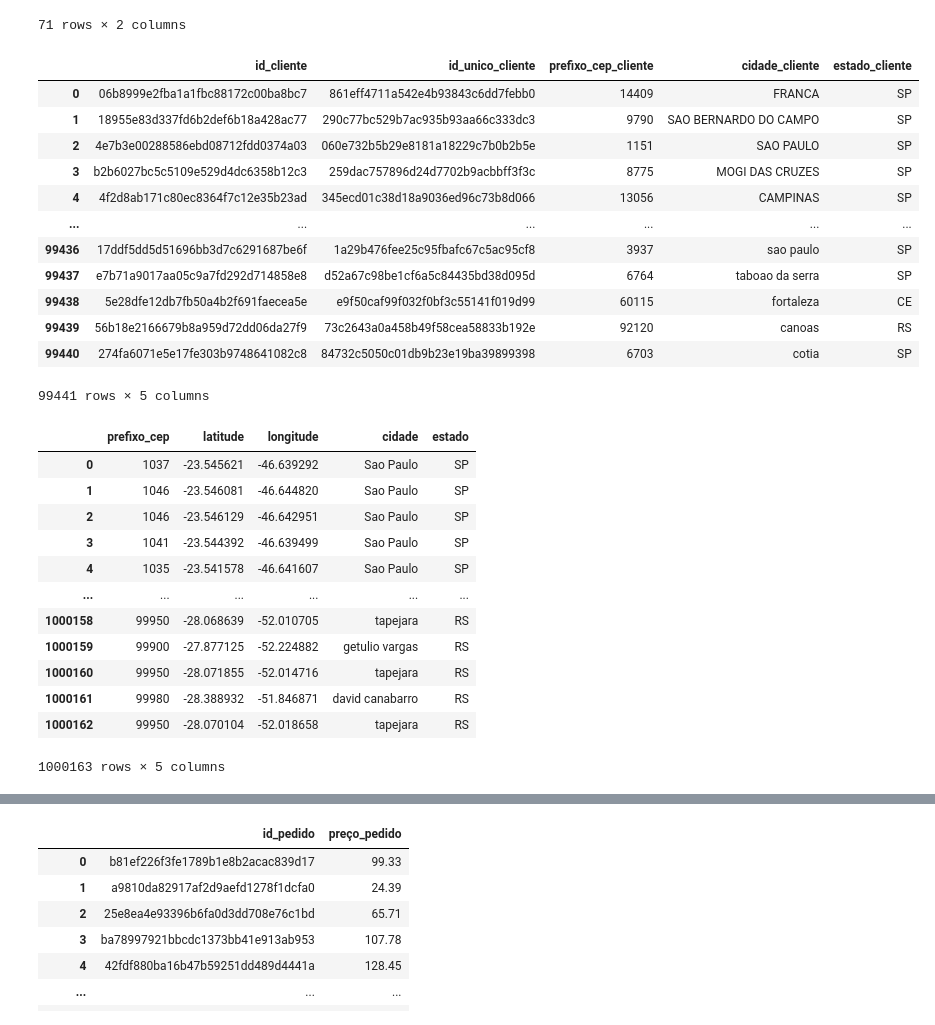
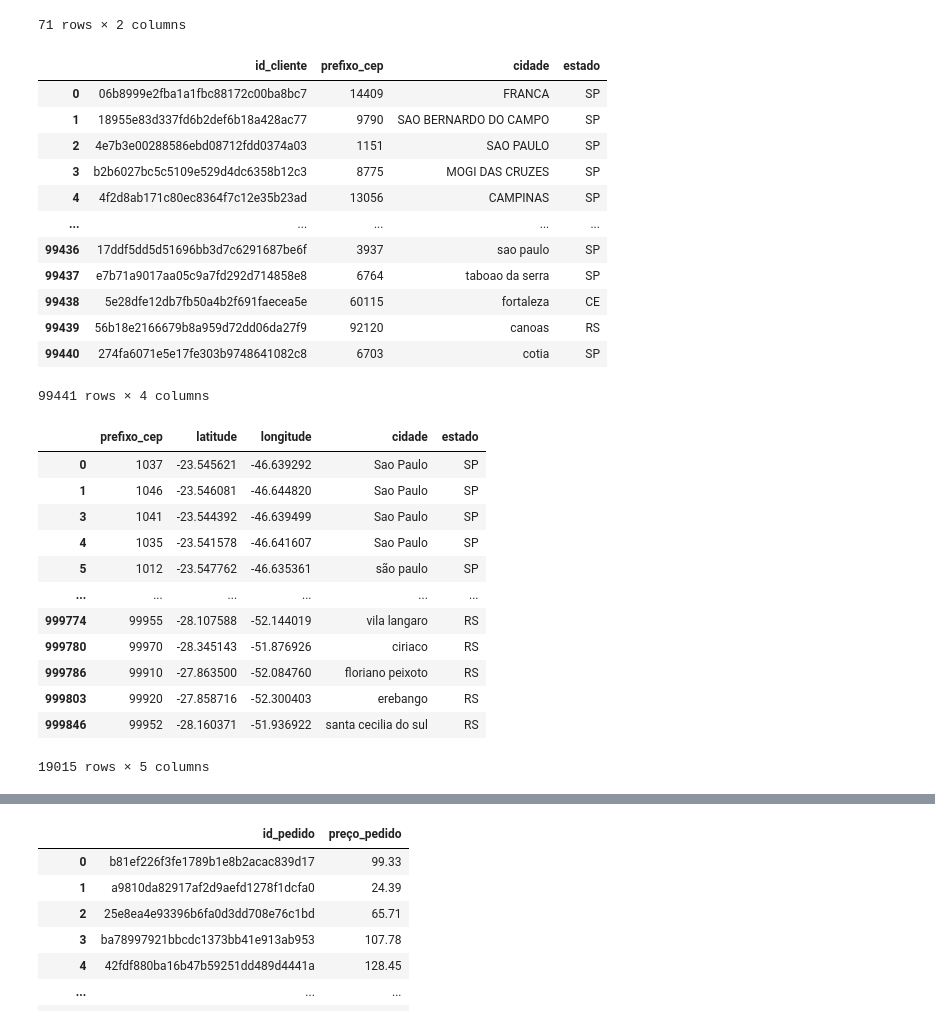
Before and after one commit to madusagii/Z-O, a Jupyter notebook: z-o.ipynb, the cells around one changed output, grey strips where cells are left out. Saved outputs shown, nothing was run; the diff lists cells and outputs as text; code cells hidden in the pictures.

```diff
--- a/z-o.ipynb
+++ b/z-o.ipynb
@@ -58,42 +61,44 @@ df_category
 # %%
 #Área de Tratamento de df_customers (pensar em dropar 'customer_unique_id')
 
-df_customers = df_customers.rename(columns= {'customer_id': 'id_cliente', 'customer_unique_id': 'id_unico_cliente', 'customer_zip_code_prefix': 'prefixo_cep_cliente', 'customer_city': 'cidade_cliente', 'customer_state': 'estado_cliente'})
-df_customers = df_customers.drop_duplicates(subset = ['id_cliente', 'id_unico_cliente']).dropna(subset = ['id_cliente', 'id_unico_cliente'])
+df_customers = df_customers.drop(columns = {'customer_unique_id'})
+df_customers = df_customers.rename(columns= {'customer_id': 'id_cliente', 'customer_zip_code_prefix': 'prefixo_cep', 'customer_city': 'cidade', 'customer_state': 'estado'})
+df_customers = df_customers.drop_duplicates(subset = ['id_cliente']).dropna(subset = ['id_cliente'])
 df_customers
 # %% [output]
-|  | id_cliente | id_unico_cliente | prefixo_cep_cliente | cidade_cliente | estado_cliente |
-| 0 | 06b8999e2fba1a1fbc88172c00ba8bc7 | 861eff4711a542e4b93843c6dd7febb0 | 14409 | FRANCA | SP |
-| 1 | 18955e83d337fd6b2def6b18a428ac77 | 290c77bc529b7ac935b93aa66c333dc3 | 9790 | SAO BERNARDO DO CAMPO | SP |
-| 2 | 4e7b3e00288586ebd08712fdd0374a03 | 060e732b5b29e8181a18229c7b0b2b5e | 1151 | SAO PAULO | SP |
-| 3 | b2b6027bc5c5109e529d4dc6358b12c3 | 259dac757896d24d7702b9acbbff3f3c | 8775 | MOGI DAS CRUZES | SP |
-| 4 | 4f2d8ab171c80ec8364f7c12e35b23ad | 345ecd01c38d18a9036ed96c73b8d066 | 13056 | CAMPINAS | SP |
-| ... | ... | ... | ... | ... | ... |
-| 99436 | 17ddf5dd5d51696bb3d7c6291687be6f | 1a29b476fee25c95fbafc67c5ac95cf8 | 3937 | sao paulo | SP |
-| 99437 | e7b71a9017aa05c9a7fd292d714858e8 | d52a67c98be1cf6a5c84435bd38d095d | 6764 | taboao da serra | SP |
-| 99438 | 5e28dfe12db7fb50a4b2f691faecea5e | e9f50caf99f032f0bf3c55141f019d99 | 60115 | fortaleza | CE |
-| 99439 | 56b18e2166679b8a959d72dd06da27f9 | 73c2643a0a458b49f58cea58833b192e | 92120 | canoas | RS |
-| 99440 | 274fa6071e5e17fe303b9748641082c8 | 84732c5050c01db9b23e19ba39899398 | 6703 | cotia | SP |
+|  | id_cliente | prefixo_cep | cidade | estado |
+| 0 | 06b8999e2fba1a1fbc88172c00ba8bc7 | 14409 | FRANCA | SP |
+| 1 | 18955e83d337fd6b2def6b18a428ac77 | 9790 | SAO BERNARDO DO CAMPO | SP |
+| 2 | 4e7b3e00288586ebd08712fdd0374a03 | 1151 | SAO PAULO | SP |
+| 3 | b2b6027bc5c5109e529d4dc6358b12c3 | 8775 | MOGI DAS CRUZES | SP |
+| 4 | 4f2d8ab171c80ec8364f7c12e35b23ad | 13056 | CAMPINAS | SP |
+| ... | ... | ... | ... | ... |
+| 99436 | 17ddf5dd5d51696bb3d7c6291687be6f | 3937 | sao paulo | SP |
+| 99437 | e7b71a9017aa05c9a7fd292d714858e8 | 6764 | taboao da serra | SP |
+| 99438 | 5e28dfe12db7fb50a4b2f691faecea5e | 60115 | fortaleza | CE |
+| 99439 | 56b18e2166679b8a959d72dd06da27f9 | 92120 | canoas | RS |
+| 99440 | 274fa6071e5e17fe303b9748641082c8 | 6703 | cotia | SP |
-99441 rows × 5 columns
+99441 rows × 4 columns
 # %%
 #Área de Tratamento de df_geolocation
+
 df_geolocation = df_geolocation.rename(columns= {'geolocation_zip_code_prefix': 'prefixo_cep', 'geolocation_lat': 'latitude', 'geolocation_lng': 'longitude', 'geolocation_city': 'cidade', 'geolocation_state': 'estado'})
-df_geolocation = df_geolocation.dropna(subset = ['prefixo_cep'])
+df_geolocation = df_geolocation.drop_duplicates(subset = ['prefixo_cep']).dropna(subset = ['prefixo_cep']) #drop de duplicadas no prefixo cep, pois um cliente só pode ser relacionado a um prefixo de cep
 df_geolocation
 # %% [output]
 |  | prefixo_cep | latitude | longitude | cidade | estado |
 | 0 | 1037 | -23.545621 | -46.639292 | Sao Paulo | SP |
 | 1 | 1046 | -23.546081 | -46.644820 | Sao Paulo | SP |
-| 2 | 1046 | -23.546129 | -46.642951 | Sao Paulo | SP |
 | 3 | 1041 | -23.544392 | -46.639499 | Sao Paulo | SP |
 | 4 | 1035 | -23.541578 | -46.641607 | Sao Paulo | SP |
+| 5 | 1012 | -23.547762 | -46.635361 | são paulo | SP |
 | ... | ... | ... | ... | ... | ... |
-| 1000158 | 99950 | -28.068639 | -52.010705 | tapejara | RS |
-| 1000159 | 99900 | -27.877125 | -52.224882 | getulio vargas | RS |
-| 1000160 | 99950 | -28.071855 | -52.014716 | tapejara | RS |
-| 1000161 | 99980 | -28.388932 | -51.846871 | david canabarro | RS |
-| 1000162 | 99950 | -28.070104 | -52.018658 | tapejara | RS |
+| 999774 | 99955 | -28.107588 | -52.144019 | vila langaro | RS |
+| 999780 | 99970 | -28.345143 | -51.876926 | ciriaco | RS |
+| 999786 | 99910 | -27.863500 | -52.084760 | floriano peixoto | RS |
+| 999803 | 99920 | -27.858716 | -52.300403 | erebango | RS |
+| 999846 | 99952 | -28.160371 | -51.936922 | santa cecilia do sul | RS |
-1000163 rows × 5 columns
+19015 rows × 5 columns
 # %%
 #Área de Tratamento de df_order_items
 
```
Also changed, not shown: parts of 11 cells of this notebook.
